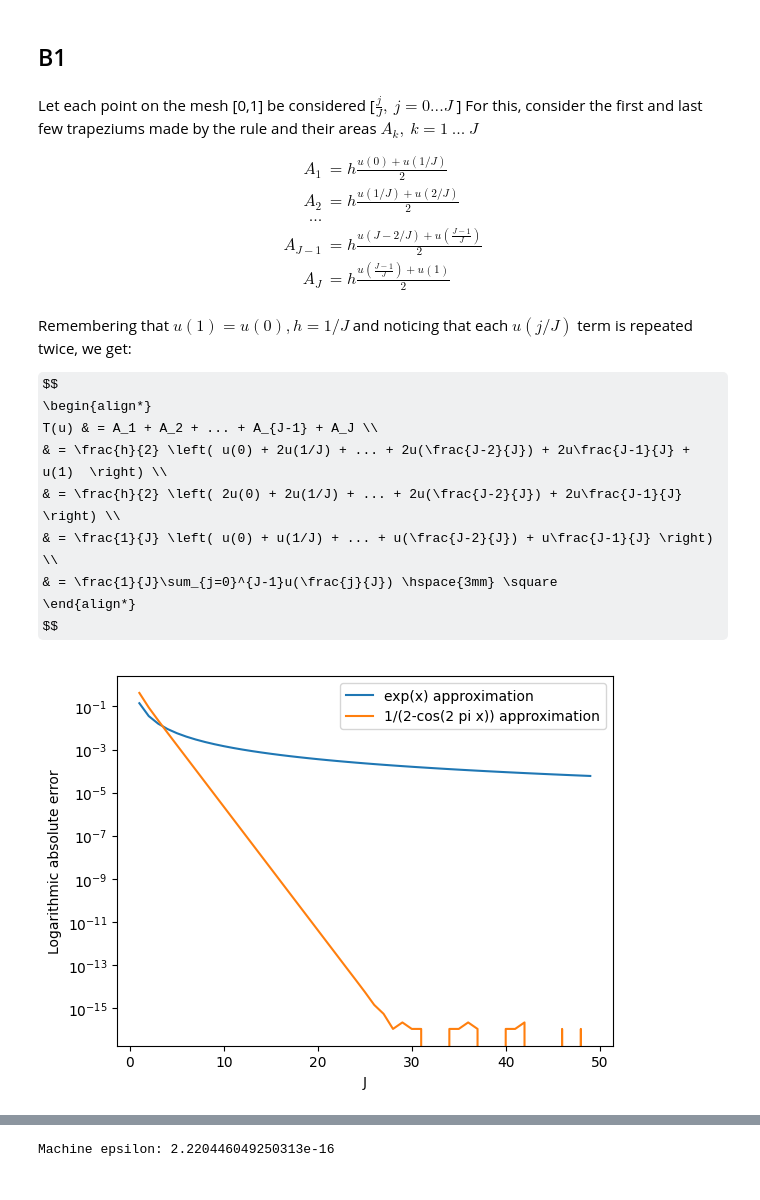
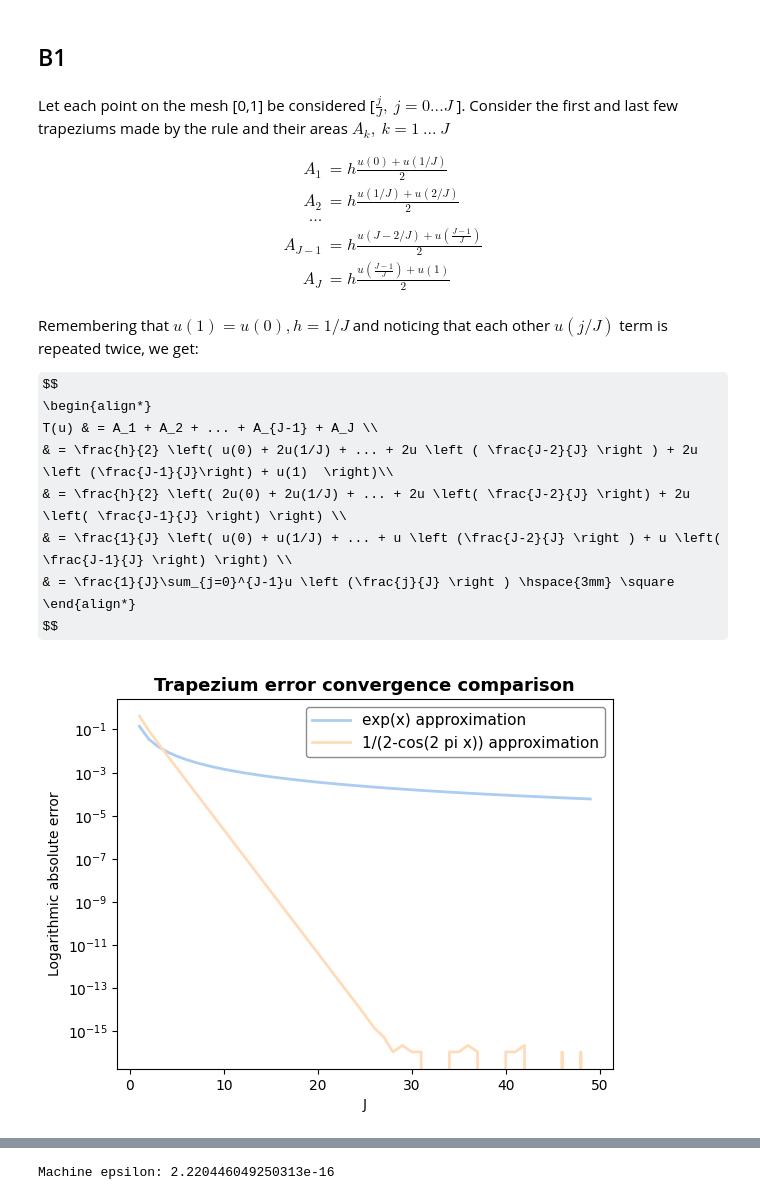
Before and after one commit to felixgalka/na-coursework, a Jupyter notebook: soln_fg551.ipynb, the cells around one changed output, grey strips where cells are left out. Drawn from its saved outputs; the diff is of its cells as text; code cells hidden in the pictures; some formulas as TeX source.

```diff
--- a/soln_fg551.ipynb
+++ b/soln_fg551.ipynb
@@ -259,8 +294,13 @@ u_k =
 $$
 # %%
 import numpy as np
+import matplotlib.pyplot as plt
+
+# Note -> I've had to truncate a lot of lines using \
+# as the PDF doesn't wrap text within code blocks
 
 def eval_uj(J, x):
+
 	uJ_x = 0
 	for k in range(-J, J + 1):
 		u_k = 0
@@ -271,7 +311,7 @@ def eval_uj(J, x):
 		uJ_x += (u_k * np.exp(2 * np.pi * 1j * k * x))
 	return uJ_x
 
-def step_fn(J):
+def poly_fn(J):
 	N=1000
 	grid=np.linspace(0,1,N)
 	uJ = []
@@ -279,16 +319,19 @@ def step_fn(J):
 		uJ.append(eval_uj(J, point).real)
 	return grid, uJ
 
-import matplotlib.pyplot as plt
-
-f = [x**2 - x for x in np.linspace(0,1,1000)]
+u = [x**2 - x for x in np.linspace(0,1,1000)]
 
 J = [5,10,25,50]
+
 for j in J:
-	x, y = step_fn(j)
-	plt.plot(x, y, label=f"Fourier approximation J = {j}")
-	plt.plot(x, f, linestyle="dashed", label="Step function")
-	plt.xlabel("x"); plt.title("Approximating x^2 - x with Fourier series"); plt.legend(loc="upper center")
+	x, y = poly_fn(j)
+	plt.plot(x, y, label=f"Approximation", color= "#f542a7", \
+		alpha=0.7, linewidth=1.5)
+	plt.plot(x, u, linestyle="dotted", label="Polynomial",color="black", linewidth=2)
+	plt.xlabel("x"); plt.title(f"Approximating polynomial with Fourier series, J={j}",\
+		fontweight="bold", fontsize=13)
+	plt.legend(framealpha=0.9, edgecolor='grey', fontsize=11,handlelength=2.5);
 	plt.show()
+
 print()
 # %% [output]
@@ -430,8 +495,8 @@ We can see that the error's rate of convergence is $ O(\frac{1}{J^3}) $, which w
 # %% [markdown]
 ## B1
 # %% [markdown]
-Let each point on the mesh [0,1] be considered [$ \frac{j}{J}, \ j = 0...J $ ]
-For this, consider the first and last few trapeziums made by the rule and their areas $A_k, \ k = 1\ ... \ J$
+Let each point on the mesh [0,1] be considered [$ \frac{j}{J}, \ j = 0...J $ ].
+Consider the first and last few trapeziums made by the rule and their areas $A_k, \ k = 1\ ... \ J$
 
 $$
 \begin{align*}
@@ -443,52 +508,65 @@ A_{J} & = h\frac{u(\frac{J-1}{J}) + u(1)}{2} \\
 \end{align*}
 $$
 
-Remembering that $ u(1) = u(0), h = 1/J $ and noticing that each $ u(j/J) $ term is repeated twice, we get:
+Remembering that $ u(1) = u(0), h = 1/J $ and noticing that each other $ u(j/J) $ term is repeated twice, we get:
 
 $$
 \begin{align*}
 T(u) & = A_1 + A_2 + ... + A_{J-1} + A_J \\
-& = \frac{h}{2} \left( u(0) + 2u(1/J) + ... + 2u(\frac{J-2}{J}) + 2u\frac{J-1}{J} + u(1)  \right) \\
-& = \frac{h}{2} \left( 2u(0) + 2u(1/J) + ... + 2u(\frac{J-2}{J}) + 2u\frac{J-1}{J} \right) \\
-& = \frac{1}{J} \left( u(0) + u(1/J) + ... + u(\frac{J-2}{J}) + u\frac{J-1}{J} \right) \\
-& = \frac{1}{J}\sum_{j=0}^{J-1}u(\frac{j}{J}) \hspace{3mm} \square
+& = \frac{h}{2} \left( u(0) + 2u(1/J) + ... + 2u \left ( \frac{J-2}{J} \right ) + 2u \left (\frac{J-1}{J}\right) + u(1)  \right)\\
+& = \frac{h}{2} \left( 2u(0) + 2u(1/J) + ... + 2u \left( \frac{J-2}{J} \right) + 2u \left( \frac{J-1}{J} \right) \right) \\
+& = \frac{1}{J} \left( u(0) + u(1/J) + ... + u \left (\frac{J-2}{J} \right ) + u \left( \frac{J-1}{J} \right) \right) \\
+& = \frac{1}{J}\sum_{j=0}^{J-1}u \left (\frac{j}{J} \right ) \hspace{3mm} \square
 \end{align*}
 $$
 # %%
 from scipy.integrate import quad
 
+# Note -> I've had to truncate a lot of lines using \
+# as the PDF doesn't wrap text within code blocks
+
 def per_trap(u,J):
+	# For periodic functions
 	I = 0
 	for j in range(0, J):
 		I += u(j/J)
 	return I/J
 
 def non_per_trap(u,J):
+	# Add the tails for non-periodic functions
 	I = 0.5 * (u(0) + u(1))
 	for j in range(1,J):
 		I += u(j/J)
 	return I/J
 
 J = [i for i in range(1,50)]
+
 errs_exp = []
 errs_cos = []
 
 for j in J:
 	j = int(j)
 
 	I_exp = non_per_trap(lambda x: np.exp(x), j)
 	I_cos = per_trap(lambda x: 1 / (2 - np.cos(2 * np.pi * x)), j)
 
 	errs_exp.append(abs(I_exp - quad(np.exp, 0, 1)[0]))
-	errs_cos.append(abs(I_cos - quad(lambda x: 1 / (2 - np.cos(2 * np.pi * x)), 0, 1 )[0]))
+	real_polynomial_I = quad(lambda x: 1 / (2 - np.cos(2 * np.pi * x)), 0, 1)
+	errs_cos.append(abs(I_cos - real_polynomial_I)[0])
 
-plt.semilogy(J, errs_exp, label="exp(x) approximation")
-plt.semilogy(J, errs_cos, label="1/(2-cos(2 pi x)) approximation")
-plt.xlabel("J"); plt.ylabel("Logarithmic absolute error"), plt.legend()
+plt.semilogy(J, errs_exp, label="exp(x) approximation", \
+	color="#abcdef", linewidth=2)
+plt.semilogy(J, errs_cos, \
+	label="1/(2-cos(2 pi x)) approximation", color="#fedcba", linewidth=2)
+plt.xlabel("J"); plt.ylabel("Logarithmic absolute error");
+plt.title(f"Trapezium error convergence comparison", fontweight="bold", \
+	fontsize=13)
+plt.legend(framealpha=0.9, \
+	edgecolor='grey', fontsize=11,handlelength=2.5); plt.show()
 
 print()
 # %% [output]
-[figure, old version]
+[figure, new version]
 # %% [markdown]
 ## Main features observed
 * The log(absolute error) of $ e^x $ converges to roughly $ 10^{-3} $ as J increases, with the shoulder of the curve occuring early on
```
Also changed, not shown: parts of 18 cells of this notebook, 2 other files.
